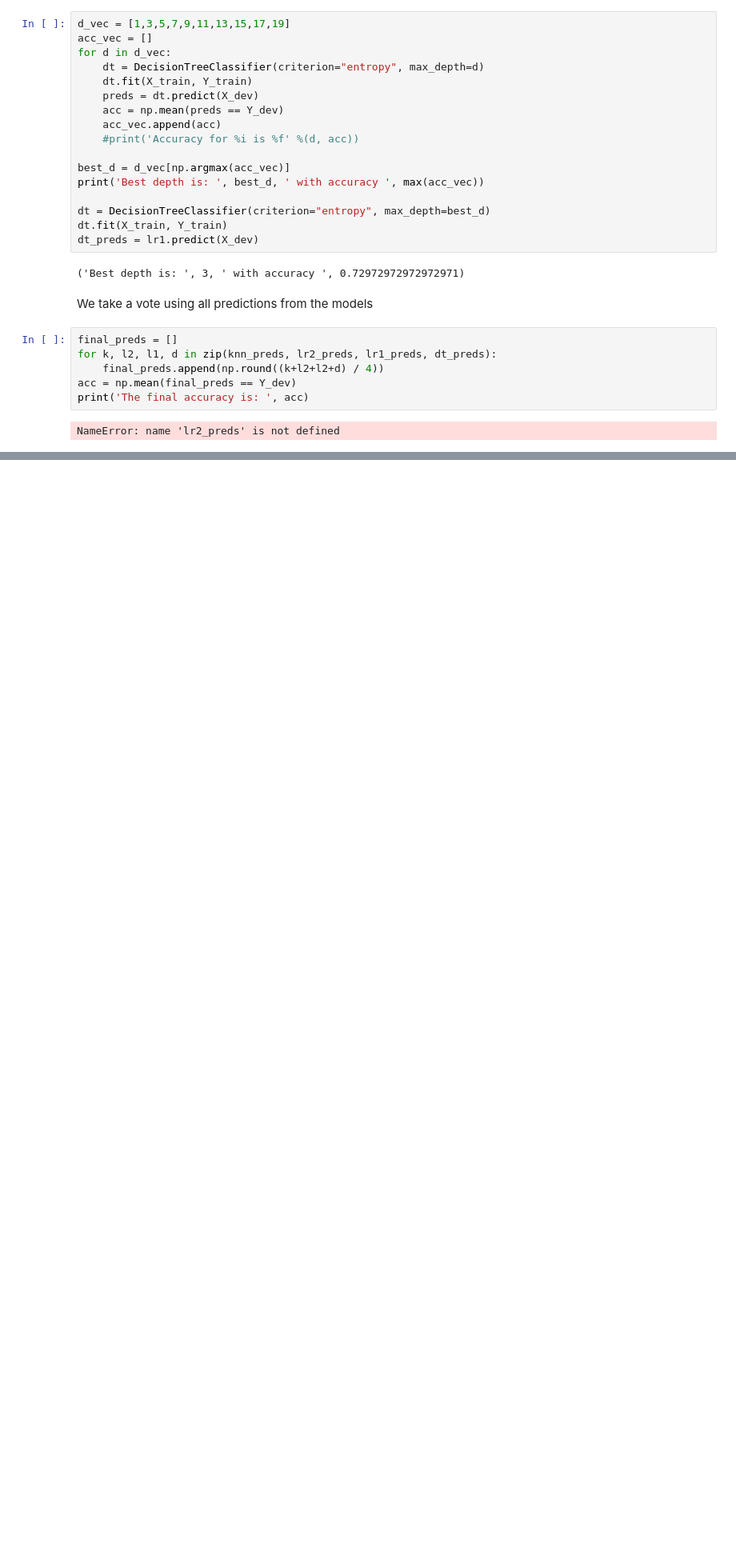
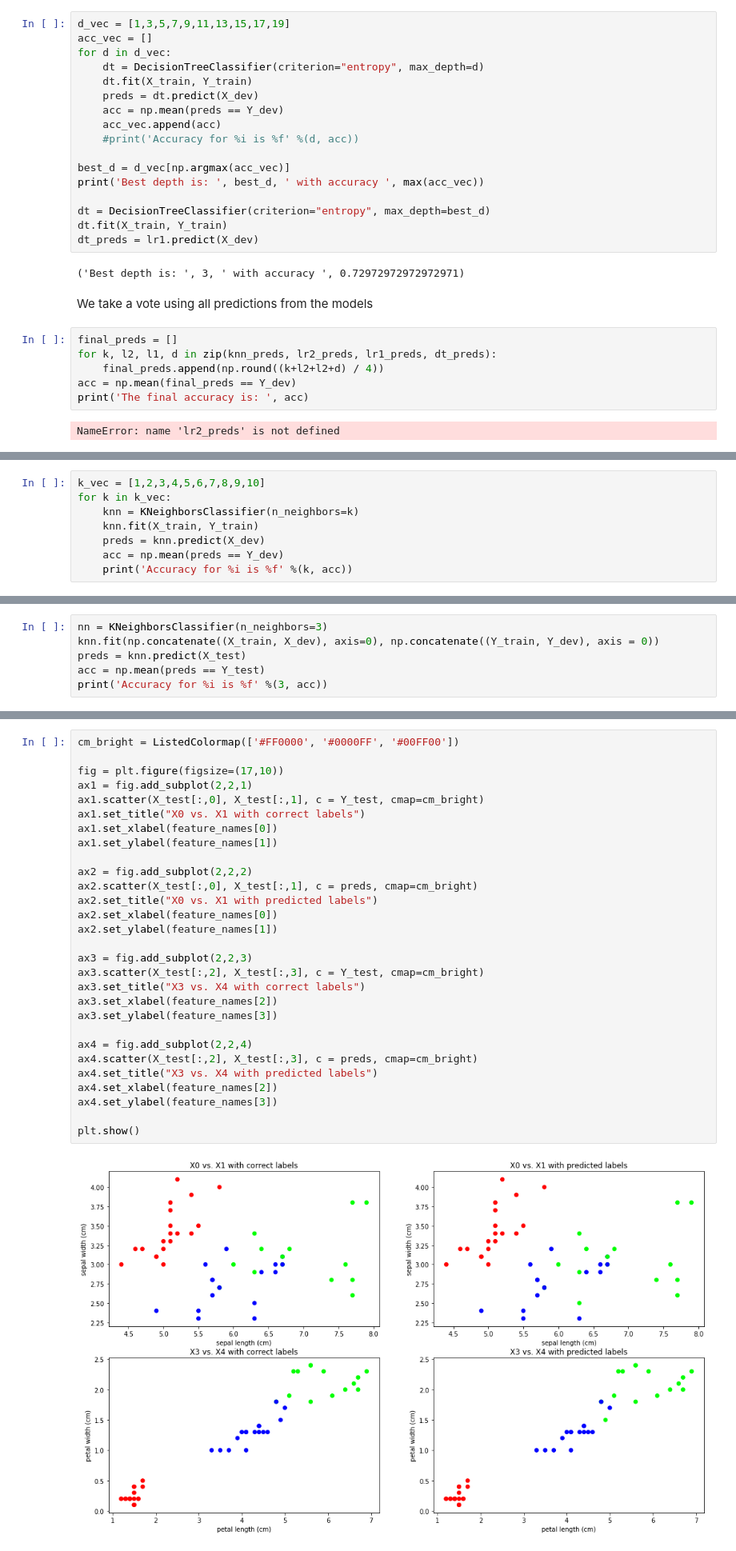
Before and after one commit to kiaakrami/Machine-Learning-Problems-and-Solutions-for-PIMS-Data-Science-, a Jupyter notebook: Titanic-Machine-Learning-Problem.ipynb, the cells around one changed output, grey strips where cells are left out. Shown at 80% size. Saved outputs shown, nothing was run; the diff lists cells and outputs as text; blank space fills up the shorter version.

```diff
--- a/Titanic-Machine-Learning-Problem.ipynb
+++ b/Titanic-Machine-Learning-Problem.ipynb
@@ -290,0 +323,8 @@ NameError: name 'lr2_preds' is not defined
+# %%
+k_vec = [1,2,3,4,5,6,7,8,9,10]
+for k in k_vec:
+    knn = KNeighborsClassifier(n_neighbors=k)
+    knn.fit(X_train, Y_train)
+    preds = knn.predict(X_dev)
+    acc = np.mean(preds == Y_dev)
+    print('Accuracy for %i is %f' %(k, acc))
@@ -290,0 +401,6 @@ NameError: name 'lr2_preds' is not defined
+# %%
+nn = KNeighborsClassifier(n_neighbors=3)
+knn.fit(np.concatenate((X_train, X_dev), axis=0), np.concatenate((Y_train, Y_dev), axis = 0))
+preds = knn.predict(X_test)
+acc = np.mean(preds == Y_test)
+print('Accuracy for %i is %f' %(3, acc))
@@ -290,0 +411,31 @@ NameError: name 'lr2_preds' is not defined
+# %%
+cm_bright = ListedColormap(['#FF0000', '#0000FF', '#00FF00'])
+
+fig = plt.figure(figsize=(17,10))
+ax1 = fig.add_subplot(2,2,1)
+ax1.scatter(X_test[:,0], X_test[:,1], c = Y_test, cmap=cm_bright)
+ax1.set_title("X0 vs. X1 with correct labels")
+ax1.set_xlabel(feature_names[0])
+ax1.set_ylabel(feature_names[1])
+
+ax2 = fig.add_subplot(2,2,2)
+ax2.scatter(X_test[:,0], X_test[:,1], c = preds, cmap=cm_bright)
+ax2.set_title("X0 vs. X1 with predicted labels")
+ax2.set_xlabel(feature_names[0])
+ax2.set_ylabel(feature_names[1])
+
+ax3 = fig.add_subplot(2,2,3)
+ax3.scatter(X_test[:,2], X_test[:,3], c = Y_test, cmap=cm_bright)
+ax3.set_title("X3 vs. X4 with correct labels")
+ax3.set_xlabel(feature_names[2])
+ax3.set_ylabel(feature_names[3])
+
+ax4 = fig.add_subplot(2,2,4)
+ax4.scatter(X_test[:,2], X_test[:,3], c = preds, cmap=cm_bright)
+ax4.set_title("X3 vs. X4 with predicted labels")
+ax4.set_xlabel(feature_names[2])
+ax4.set_ylabel(feature_names[3])
+
+plt.show()
+# %% [output]
+[figure, added]
```
Also changed, not shown: parts of 10 cells of this notebook.
